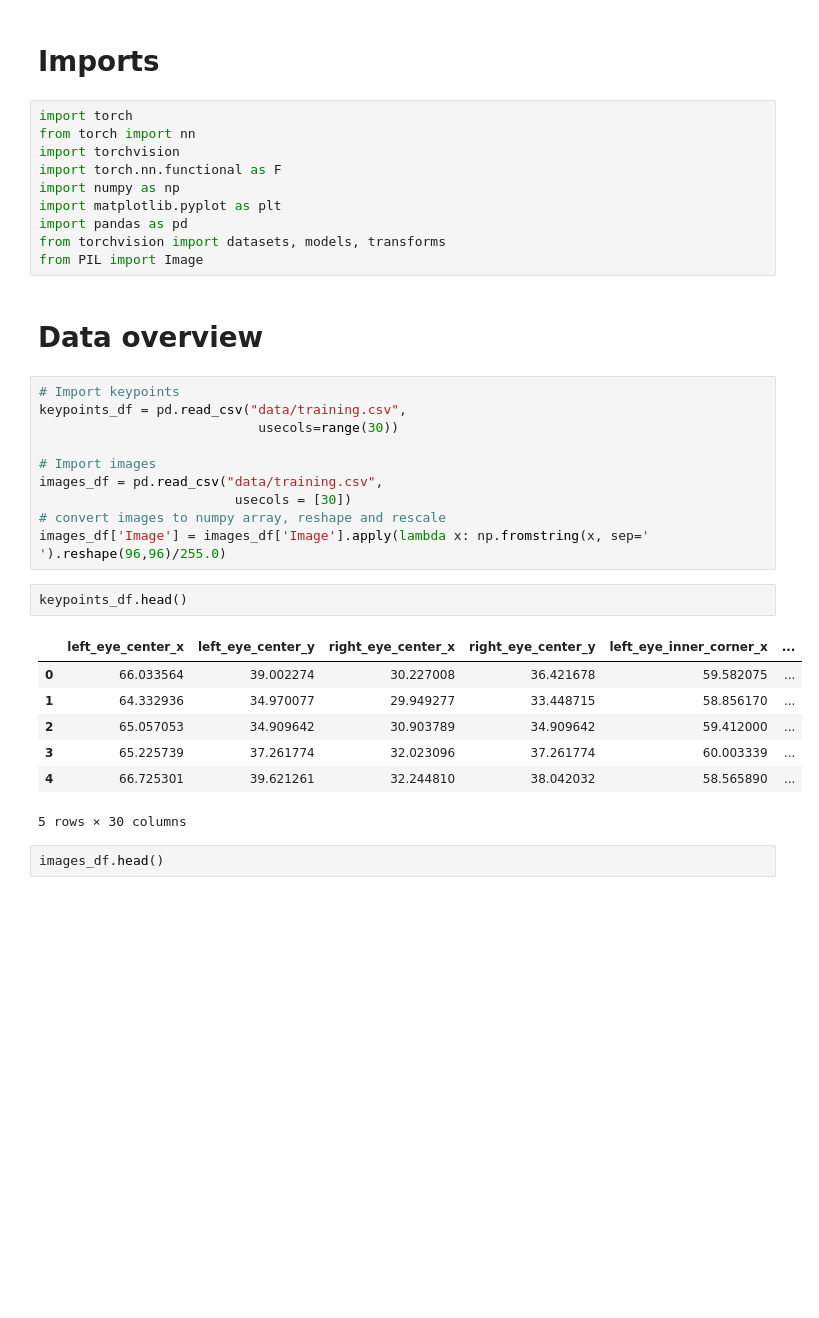
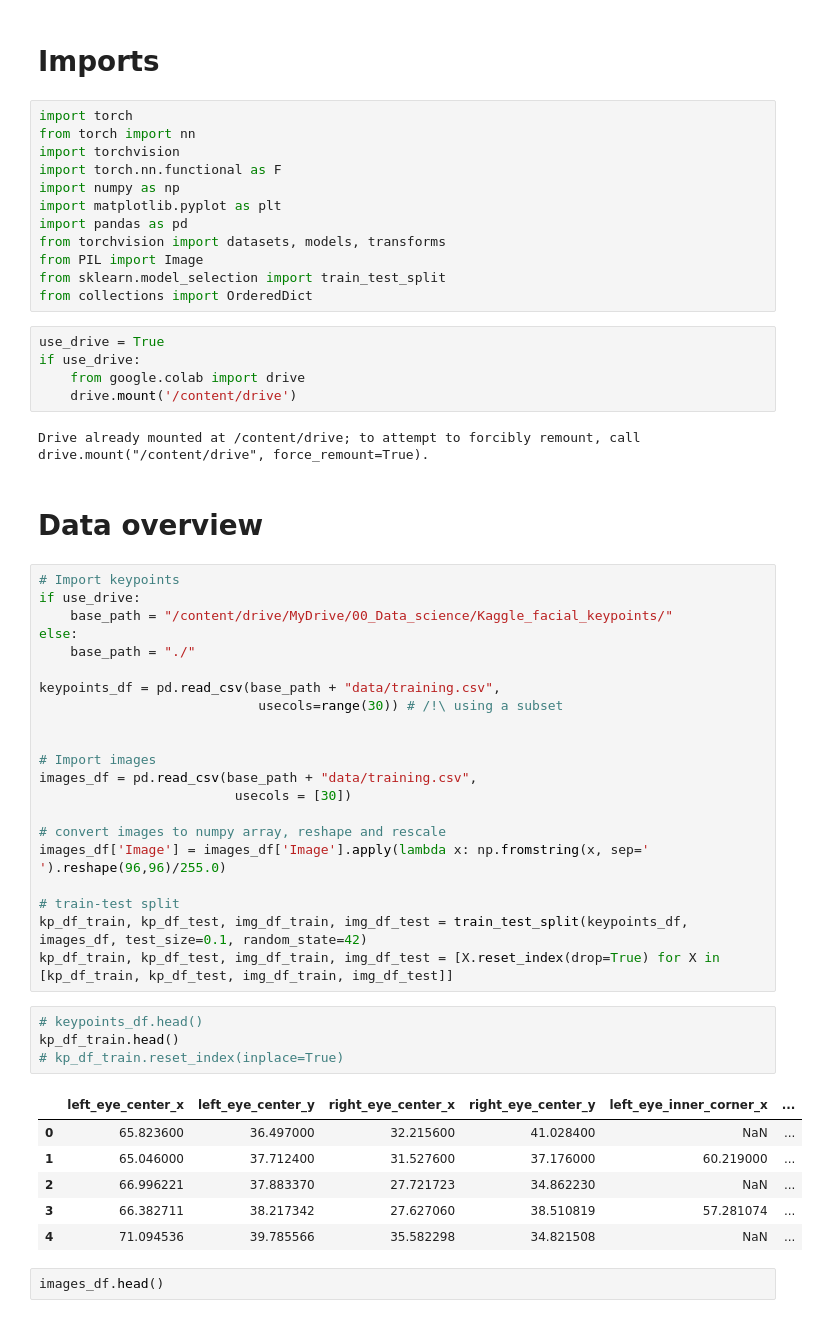
Before and after one commit to abauville/Kaggle_facial_keypoints, a Jupyter notebook: Facial_keypoints.ipynb, the cells around one changed output. Cells and saved outputs as stored; diff of their text form; blank space fills up the shorter version.

```diff
--- a/Facial_keypoints.ipynb
+++ b/Facial_keypoints.ipynb
@@ -75,28 +75,49 @@ import matplotlib.pyplot as plt
 import pandas as pd
 from torchvision import datasets, models, transforms
 from PIL import Image
+from sklearn.model_selection import train_test_split
+from collections import OrderedDict
+# %%
+use_drive = True
+if use_drive:
+    from google.colab import drive
+    drive.mount('/content/drive')
+# %% [output]
+Drive already mounted at /content/drive; to attempt to forcibly remount, call drive.mount("/content/drive", force_remount=True).
 # %% [markdown]
 # Data overview
 # %%
 # Import keypoints
-keypoints_df = pd.read_csv("data/training.csv",
-                            usecols=range(30))
+if use_drive:
+    base_path = "/content/drive/MyDrive/00_Data_science/Kaggle_facial_keypoints/"
+else:
+    base_path = "./"
+
+keypoints_df = pd.read_csv(base_path + "data/training.csv",
+                            usecols=range(30)) # /!\ using a subset
+
 
 # Import images
-images_df = pd.read_csv("data/training.csv",
+images_df = pd.read_csv(base_path + "data/training.csv",
                          usecols = [30])
+
 # convert images to numpy array, reshape and rescale
 images_df['Image'] = images_df['Image'].apply(lambda x: np.fromstring(x, sep=' ').reshape(96,96)/255.0)
+
+# train-test split
+kp_df_train, kp_df_test, img_df_train, img_df_test = train_test_split(keypoints_df, images_df, test_size=0.1, random_state=42)
+kp_df_train, kp_df_test, img_df_train, img_df_test = [X.reset_index(drop=True) for X in [kp_df_train, kp_df_test, img_df_train, img_df_test]]
 # %%
-keypoints_df.head()
+# keypoints_df.head()
+kp_df_train.head()
+# kp_df_train.reset_index(inplace=True)
 # %% [output]
 |  | left_eye_center_x | left_eye_center_y | right_eye_center_x | right_eye_center_y | left_eye_inner_corner_x | ... |
-| 0 | 66.033564 | 39.002274 | 30.227008 | 36.421678 | 59.582075 | ... |
-| 1 | 64.332936 | 34.970077 | 29.949277 | 33.448715 | 58.856170 | ... |
-| 2 | 65.057053 | 34.909642 | 30.903789 | 34.909642 | 59.412000 | ... |
-| 3 | 65.225739 | 37.261774 | 32.023096 | 37.261774 | 60.003339 | ... |
-| 4 | 66.725301 | 39.621261 | 32.244810 | 38.042032 | 58.565890 | ... |
+| 0 | 65.823600 | 36.497000 | 32.215600 | 41.028400 | NaN | ... |
+| 1 | 65.046000 | 37.712400 | 31.527600 | 37.176000 | 60.219000 | ... |
+| 2 | 66.996221 | 37.883370 | 27.721723 | 34.862230 | NaN | ... |
+| 3 | 66.382711 | 38.217342 | 27.627060 | 38.510819 | 57.281074 | ... |
+| 4 | 71.094536 | 39.785566 | 35.582298 | 34.821508 | NaN | ... |
-5 rows × 30 columns
 # %%
 images_df.head()
 # %% [output]
```
Also changed, not shown: parts of 33 cells of this notebook.
